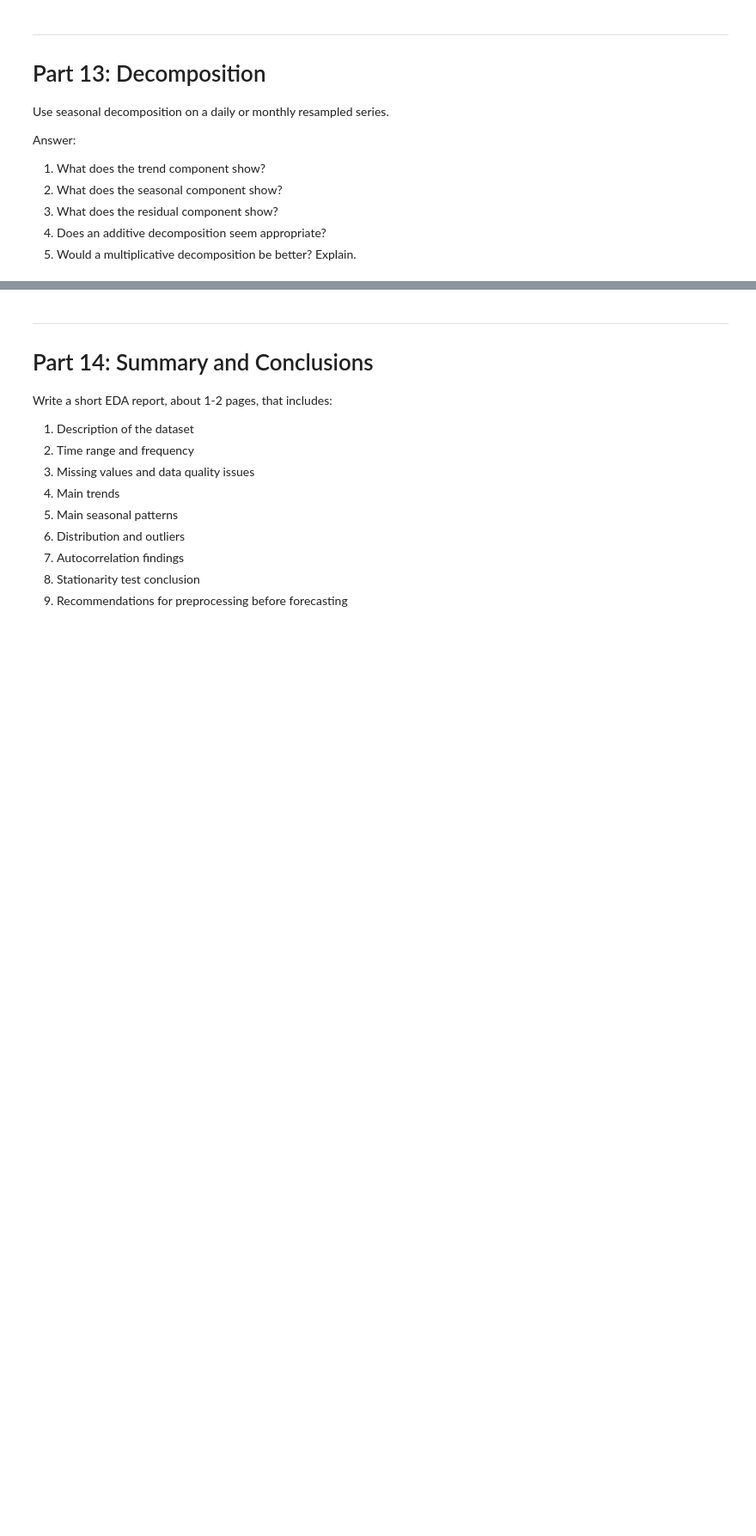
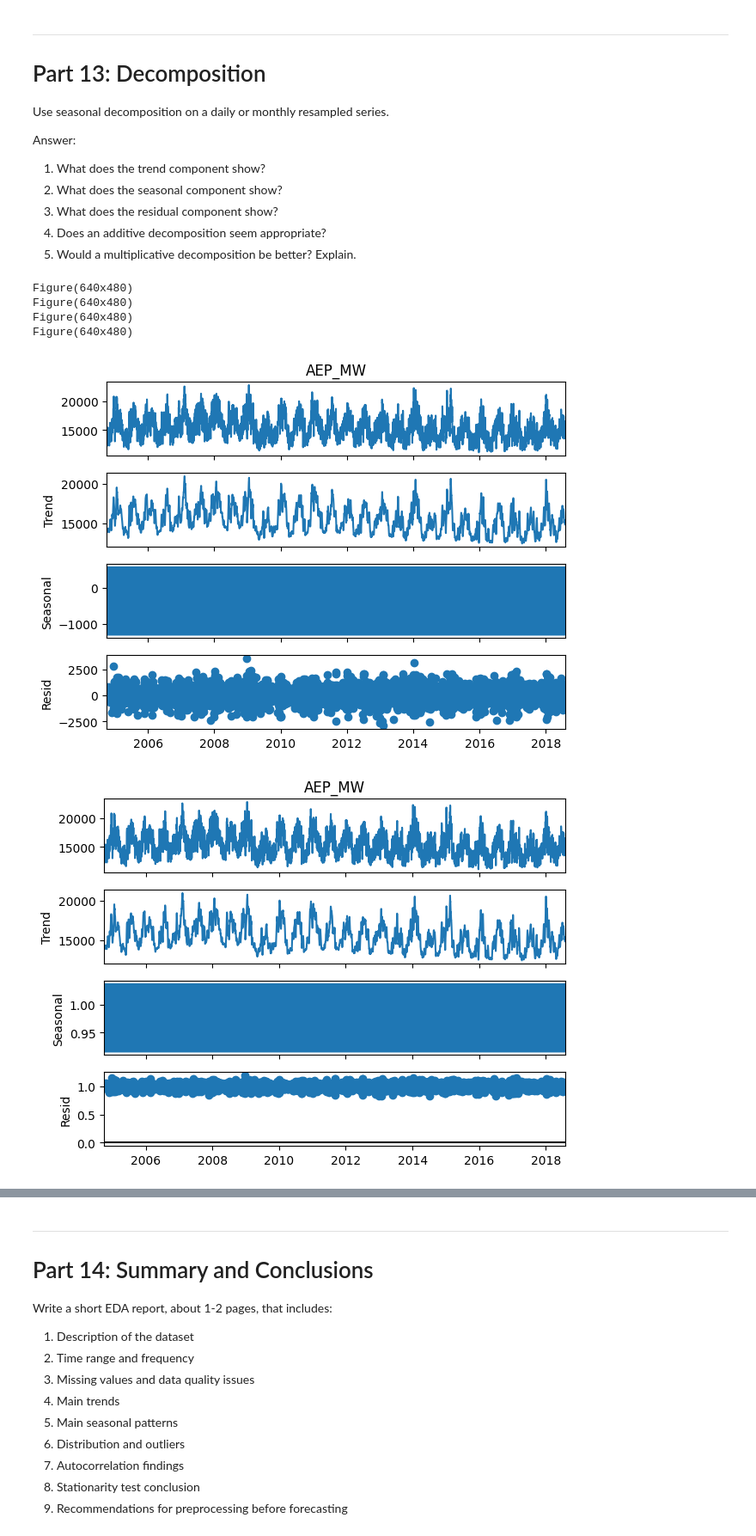
Before and after one commit to yoav-ayalon/course-Time-Series, a Jupyter notebook: HW1/01_time_series_eda_homework.ipynb, the cells around one changed output, grey strips where cells are left out. Shown at 86% size. Saved outputs shown, nothing was run; the diff lists cells and outputs as text; code cells hidden in the pictures; blank space fills up the shorter version.

```diff
--- a/HW1/01_time_series_eda_homework.ipynb
+++ b/HW1/01_time_series_eda_homework.ipynb
@@ -745,3 +810,25 @@ Answer:
 5. Would a multiplicative decomposition be better? Explain.
 # %%
 from statsmodels.tsa.seasonal import seasonal_decompose
+
+daily_sereis = fix_data["AEP_MW"].resample("D").mean()
+monthly_series = fix_data["AEP_MW"].resample("ME").mean()
+
+decomposition_daily_add = seasonal_decompose(daily_sereis, model="additive", period=7)
+print(decomposition_daily_add.plot())
+
+decomposition_daily_mul = seasonal_decompose(daily_sereis, model="multiplicative", period=7)
+print(decomposition_daily_mul.plot())
+
+decomposition_monthly_add = seasonal_decompose(monthly_series, model="additive", period=12)
+print(decomposition_monthly_add.plot())
+
+decomposition_monthly_mul = seasonal_decompose(monthly_series, model="multiplicative", period=12)
+print(decomposition_monthly_mul.plot())
+# %% [output]
+Figure(640x480)
+Figure(640x480)
+Figure(640x480)
+Figure(640x480)
+[figure, added]
+[figure, added]
```
Also changed, not shown: parts of 9 cells of this notebook.
